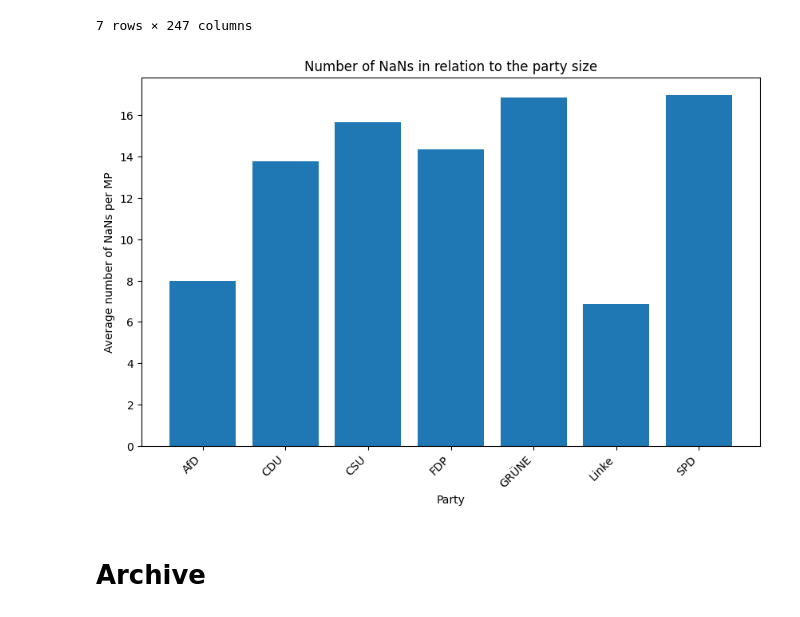
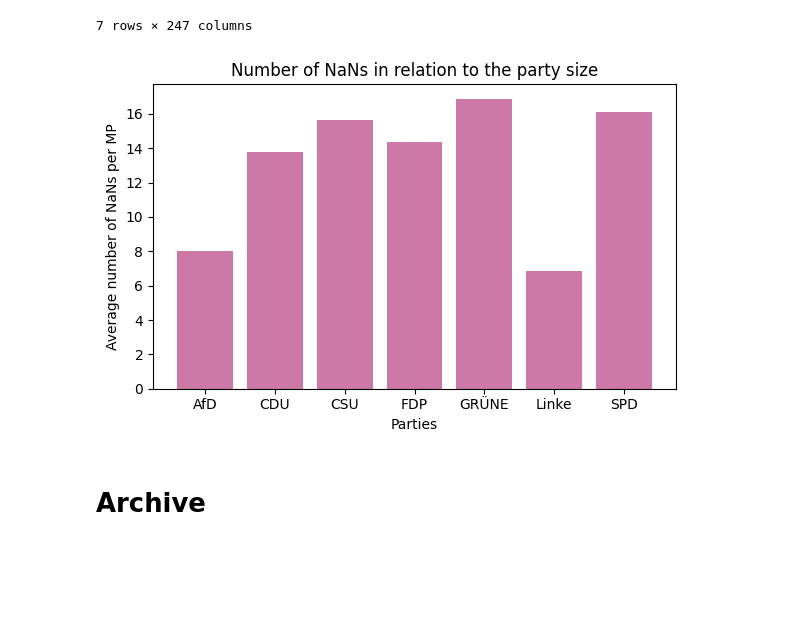
Before and after one commit to mograev/btvote, a Jupyter notebook: notebooks/0-data-understanding.ipynb, the cells around one changed output. Saved outputs shown, nothing was run; the diff lists cells and outputs as text; code cells hidden in the pictures; blank space fills up the shorter version.

Commit message:
data-understanding update

```diff
--- a/notebooks/0-data-understanding.ipynb
+++ b/notebooks/0-data-understanding.ipynb
@@ -100,2 +174,6 @@ display(reduced)
+# %%
+reduced_fixed = reduced.copy()
+reduced_fixed.loc[reduced_fixed['id_de_parliament'].isin([11004388., 11004191., 11004295.]), 'party_text'] = 'SPD'
+reduced_fixed.loc[reduced_fixed['id_de_parliament'] == 11004174., 'party_text'] = 'CDU'
 # %% [markdown]
 ## Distribution of voting behavior
@@ -138,9 +201,9 @@ reduced = reduced[reduced['party_text']!='']
 # %% [markdown]
 ## Transform dataset
 # %%
-transformed = reduced.copy()
+transformed = reduced_fixed.copy()
 
-# set the datatype of the ID from float64 to int (int64)
+# set the datatype of the ID from float to int (int64)
 transformed[['id_de_parliament']] = transformed[['id_de_parliament']].astype(int)
 transformed[['vote_id']] = transformed[['vote_id']].astype(int)
 
@@ -227,9 +290,9 @@ Number of NaNs in relation to their party size.
 transformed_isna = transformed[transformed.columns[1:]].isna()
 transformed_isna = pd.concat([transformed['party_text'],transformed_isna], axis=1)
 transformed_isna['party_size'] = 1
-transformed_grouped = transformed_isna.groupby('party_text', as_index=False).sum()
-transformed_grouped['party_rel'] = transformed_grouped[transformed.columns[1:-1]].sum(axis=1) / (transformed_grouped['party_size'])
-transformed_grouped
+transformed_nan_rel = transformed_isna.groupby('party_text', as_index=False).sum()
+transformed_nan_rel['party_rel'] = transformed_nan_rel[transformed.columns[1:-1]].sum(axis=1) / (transformed_nan_rel['party_size'])
+transformed_nan_rel
 # %% [output]
 |  | party_text | vote_19001 | vote_19002 | vote_19003 | vote_19004 | vote_19005 | vote_19006 | vote_19007 | ... |
 | 0 | AfD | 1 | 1 | 1 | 1 | 1 | 1 | 1 | ... |
@@ -241,17 +304,20 @@ transformed_grouped
 | 6 | SPD | 10 | 10 | 10 | 10 | 10 | 10 | 10 | ... |
 7 rows × 247 columns
 # %%
-fig, ax = plt.subplots(1, 1, figsize=(10, 6))
-ax.bar(transformed_grouped['party_text'], transformed_grouped['party_rel'])
+fig, ax = plt.subplots(1, 1, figsize=(6, 4))
+
+ax.bar(transformed_nan_rel['party_text'], transformed_nan_rel['party_rel'], color='#CC79A7')
 ax.set_title('Number of NaNs in relation to the party size')
-ax.set_xlabel('Party')
+ax.set_xlabel('Parties')
 ax.set_ylabel('Average number of NaNs per MP')
 
-ax.set_xticklabels(ax.get_xticklabels(), rotation=45, ha='right')
+plt.tight_layout()
 
+# save plot as pdf and show
+plt.savefig('../data/graphics/nan_rel_party.pdf', format='pdf', bbox_inches="tight")
 plt.show()
 # %% [output]
-[figure, old version]
+[figure, new version]
 # %% [markdown]
 # Archive
 # %% [markdown]
```
Also changed, not shown: parts of 30 cells of this notebook, 3 other files.
